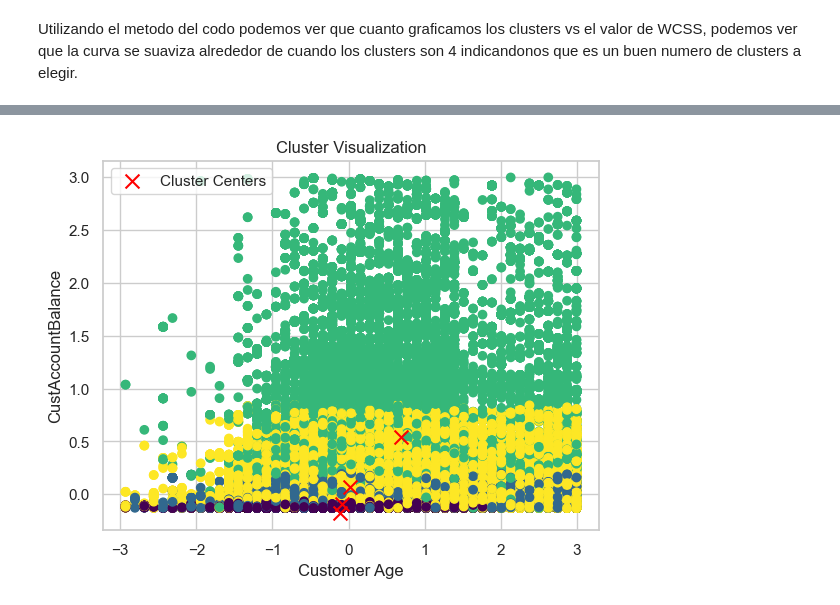
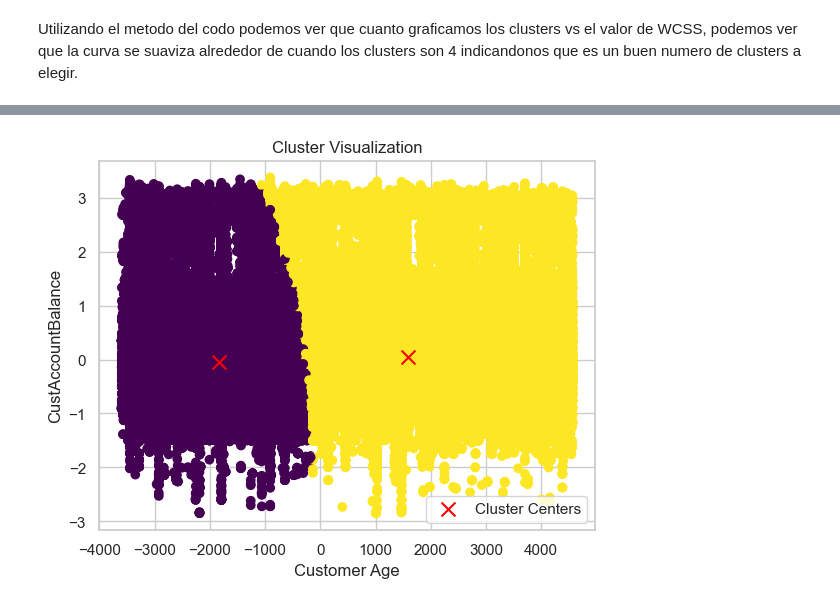
Before and after one commit to AndresQuinto5/IA_LAB4, a Jupyter notebook: Laboratorio4.ipynb, the cells around one changed output, grey strips where cells are left out. Cells and saved outputs as stored; diff of their text form; code cells hidden in the pictures.

```diff
--- a/Laboratorio4.ipynb
+++ b/Laboratorio4.ipynb
@@ -511,31 +657,32 @@ df_cleaned_copy = df_cleaned_copy.drop(columns=['CustLocation_encoded'], axis=1)
 # %%
 from sklearn.mixture import GaussianMixture
-from mpl_toolkits.mplot3d import Axes3D
-
+from sklearn.metrics import silhouette_score, adjusted_rand_score
 import matplotlib.pyplot as plt
 
 # Specify the number of components/clusters for the GMM
-n_components = 4
+n_components = 2
 
 # Create a Gaussian Mixture Model
 gmm = GaussianMixture(n_components=n_components, random_state=0)
 
 # Fit the GMM to the data
-gmm.fit(df_cleaned_copy)
+gmm.fit(df_pca)
 
 # Get the predicted cluster labels for each sample
-cluster_labels = gmm.predict(df_cleaned_copy)
+cluster_labels = gmm.predict(df_pca)
 
 # Add the cluster labels as a new column in the DataFrame
-df_cleaned_copy['Cluster'] = cluster_labels
+df_pca['Cluster'] = cluster_labels
 
 # Plot the clusters
-plt.scatter(df_cleaned_copy['CustomerAge'], df_cleaned_copy['CustAccountBalance'], c=cluster_labels, cmap='viridis')
+plt.scatter(df_pca['PC1'], df_pca['PC2'], c=cluster_labels, cmap='viridis')
 plt.scatter(gmm.means_[:, 0], gmm.means_[:, 1], marker='x', color='red', s=100, label='Cluster Centers')
 plt.xlabel('Customer Age')
 plt.ylabel('CustAccountBalance')
 plt.title('Cluster Visualization')
 plt.legend()
 plt.show()
+
+#
 # %% [output]
-[figure, old version]
+[figure, new version]
```
Also changed, not shown: parts of 16 cells of this notebook.
